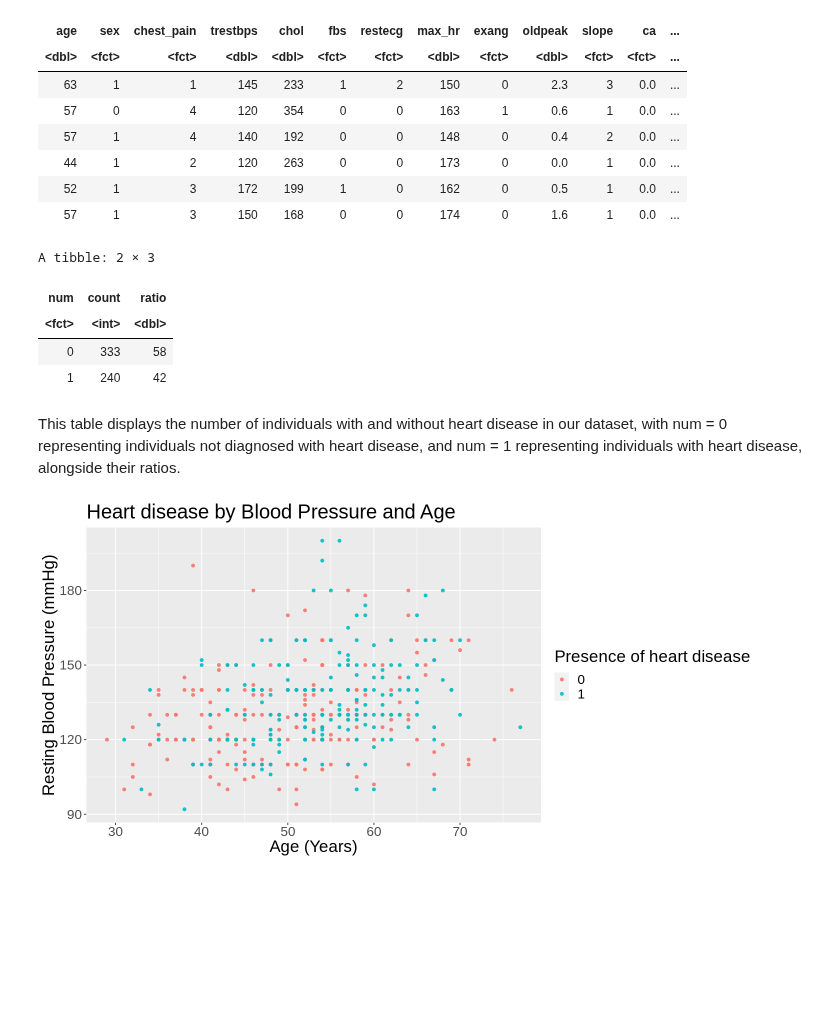
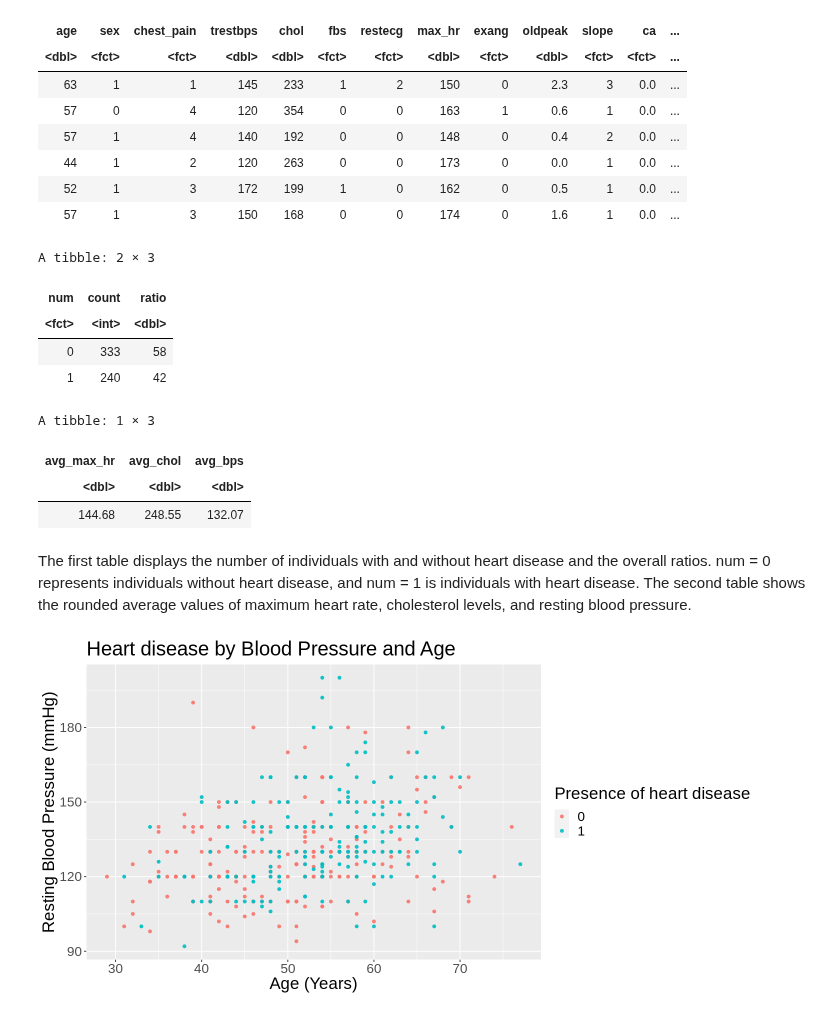
Before and after one commit to xonew/DSCI-100-002-Group-26, a Jupyter notebook: proposal-submission.ipynb, the cells around one changed output. Cells and saved outputs as stored; diff of their text form; code cells hidden in the pictures; blank space fills up the shorter version.

Commit message:
Added table for average values

```diff
--- a/proposal-submission.ipynb
+++ b/proposal-submission.ipynb
@@ -105,17 +87,26 @@ A tibble: 6 × 14
 # %%
 disease_stats <- heart_data |>
         group_by(num) |>
         summarize(count = n()) |>
         mutate(ratio = round(100 *(count/573)))
 disease_stats
+
+heart_stats <- heart_data |>
+        summarize(avg_max_hr = round(mean(max_hr), digits = 2), avg_chol = round(mean(chol), digits = 2),
+                  avg_bps = round(mean(trestbps), digits = 2))
+heart_stats
 # %% [output]
 A tibble: 2 × 3
 | num | count | ratio |
 | <fct> | <int> | <dbl> |
 | 0 | 333 | 58 |
 | 1 | 240 | 42 |
+A tibble: 1 × 3
+| avg_max_hr | avg_chol | avg_bps |
+| <dbl> | <dbl> | <dbl> |
+| 144.68 | 248.55 | 132.07 |
 # %% [markdown]
-This table displays the number of individuals with and without heart disease in our dataset, with num = 0 representing individuals not diagnosed with heart disease, and num = 1 representing individuals with heart disease, alongside their ratios.
+The first table displays the number of individuals with and without heart disease and the overall ratios. num = 0 represents individuals without heart disease, and num = 1 is individuals with heart disease. The second table shows the rounded average values of maximum heart rate, cholesterol levels, and resting blood pressure.
 # %%
 options(repr.plot.width = 12, repr.plot.height = 6)
 heart_plot_age_bps <- heart_train |>
```
Also changed, not shown: parts of 1 cell of this notebook.
